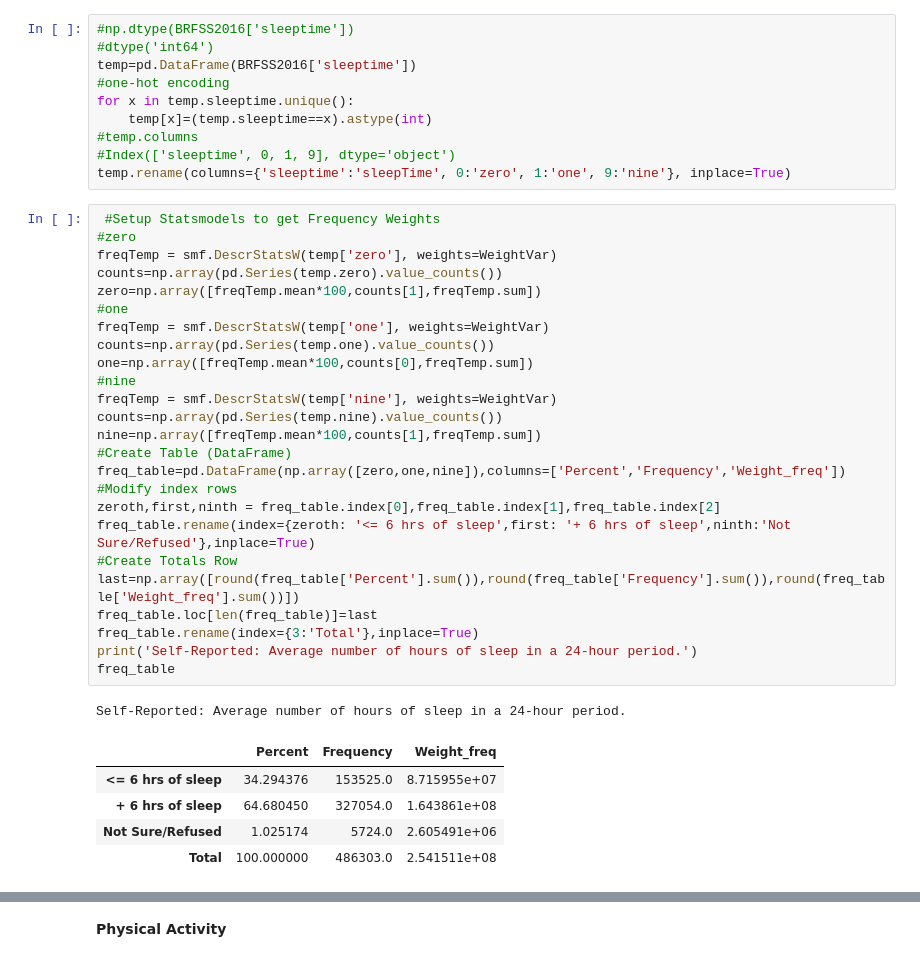
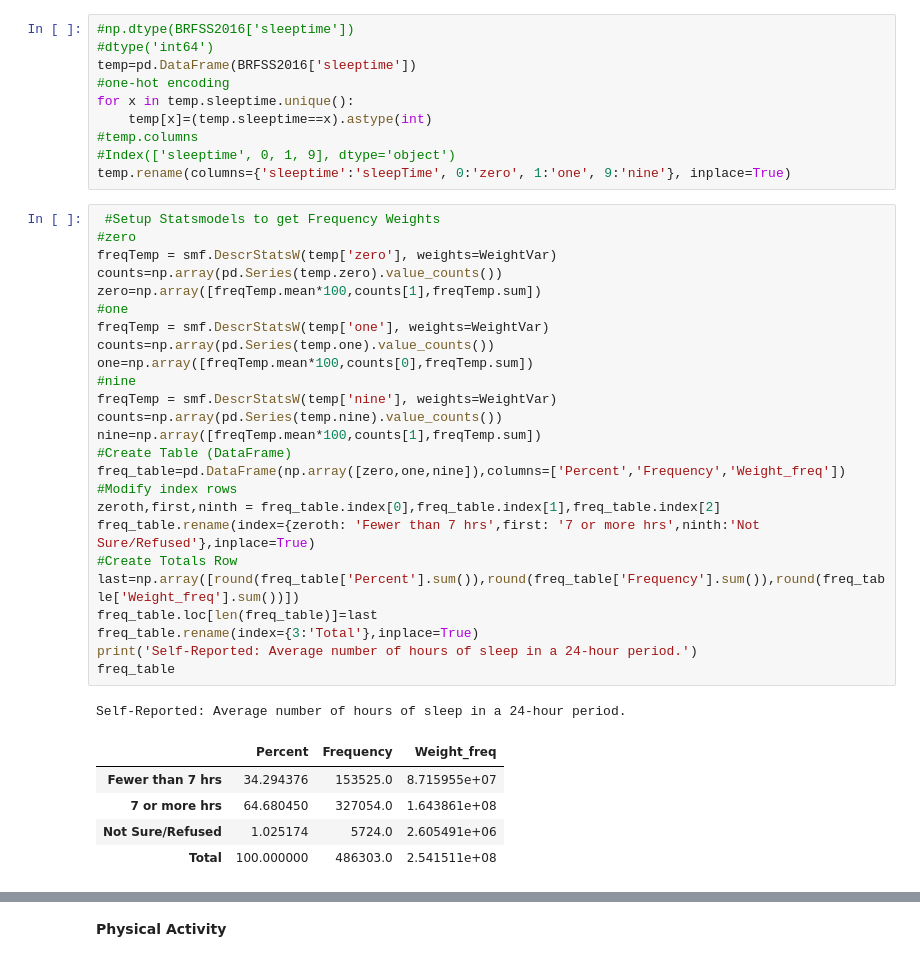
Before and after one commit to pmleffers/BRFSS2016, a Jupyter notebook: BRFSS notebook.ipynb, the cells around one changed output, grey strips where cells are left out. Cells and saved outputs as stored; diff of their text form.

```diff
--- a/BRFSS notebook.ipynb
+++ b/BRFSS notebook.ipynb
@@ -134,33 +134,33 @@ temp.rename(columns={'sleeptime':'sleepTime', 0:'zero', 1:'one', 9:'nine'}, inpl
 # %%
  #Setup Statsmodels to get Frequency Weights
 #zero
 freqTemp = smf.DescrStatsW(temp['zero'], weights=WeightVar)
 counts=np.array(pd.Series(temp.zero).value_counts())
 zero=np.array([freqTemp.mean*100,counts[1],freqTemp.sum])
 #one
 freqTemp = smf.DescrStatsW(temp['one'], weights=WeightVar)
 counts=np.array(pd.Series(temp.one).value_counts())
 one=np.array([freqTemp.mean*100,counts[0],freqTemp.sum])
 #nine
 freqTemp = smf.DescrStatsW(temp['nine'], weights=WeightVar)
 counts=np.array(pd.Series(temp.nine).value_counts())
 nine=np.array([freqTemp.mean*100,counts[1],freqTemp.sum])
 #Create Table (DataFrame)
 freq_table=pd.DataFrame(np.array([zero,one,nine]),columns=['Percent','Frequency','Weight_freq'])
 #Modify index rows
 zeroth,first,ninth = freq_table.index[0],freq_table.index[1],freq_table.index[2]
-freq_table.rename(index={zeroth: '<= 6 hrs of sleep',first: '+ 6 hrs of sleep',ninth:'Not Sure/Refused'},inplace=True)
+freq_table.rename(index={zeroth: 'Fewer than 7 hrs',first: '7 or more hrs',ninth:'Not Sure/Refused'},inplace=True)
 #Create Totals Row
 last=np.array([round(freq_table['Percent'].sum()),round(freq_table['Frequency'].sum()),round(freq_table['Weight_freq'].sum())])
 freq_table.loc[len(freq_table)]=last
 freq_table.rename(index={3:'Total'},inplace=True)
 print('Self-Reported: Average number of hours of sleep in a 24-hour period.')
 freq_table
 # %% [output]
 Self-Reported: Average number of hours of sleep in a 24-hour period.
 |  | Percent | Frequency | Weight_freq |
-| <= 6 hrs of sleep | 34.294376 | 153525.0 | 8.715955e+07 |
-| + 6 hrs of sleep | 64.680450 | 327054.0 | 1.643861e+08 |
+| Fewer than 7 hrs | 34.294376 | 153525.0 | 8.715955e+07 |
+| 7 or more hrs | 64.680450 | 327054.0 | 1.643861e+08 |
 | Not Sure/Refused | 1.025174 | 5724.0 | 2.605491e+06 |
 | Total | 100.000000 | 486303.0 | 2.541511e+08 |
 # %%
```
Also changed, not shown: parts of 9 cells of this notebook.
